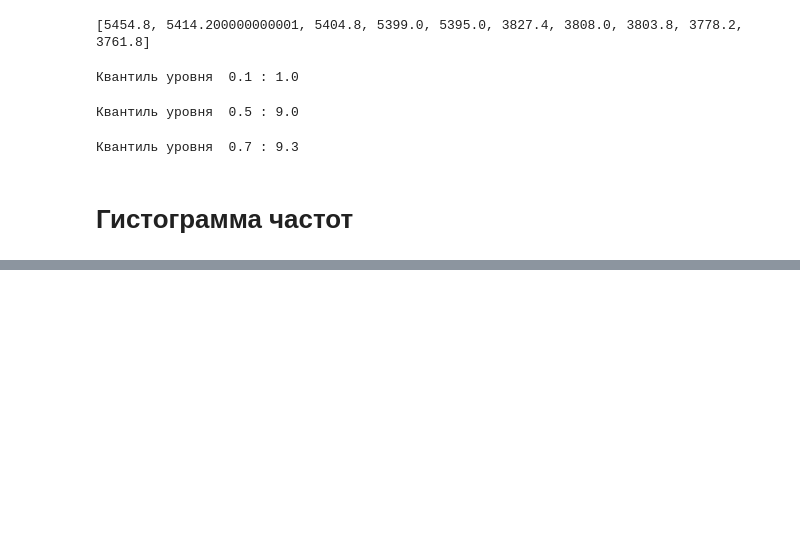
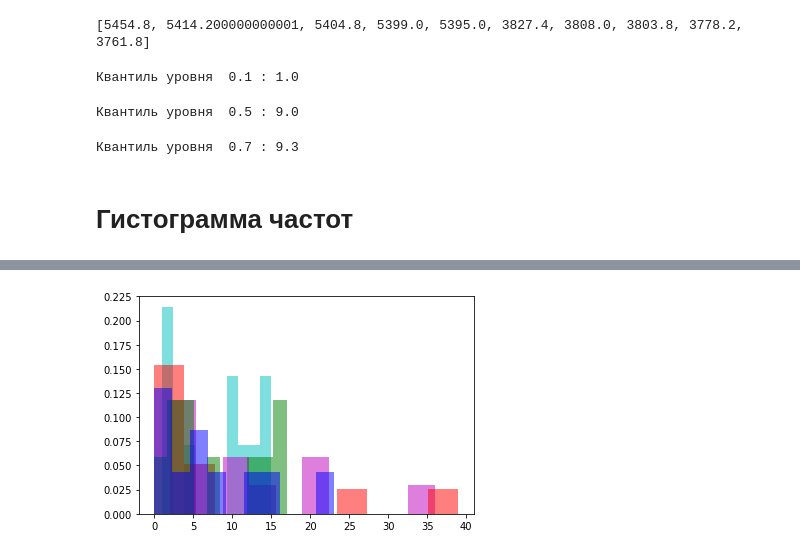
Before and after one commit to DrPopov/Mathematical-statistics, a Jupyter notebook: Dz_2/DZ_2_Geom.ipynb, the cells around one changed output, grey strips where cells are left out. Cells and saved outputs as stored; diff of their text form; code cells hidden in the pictures; blank space fills up the shorter version.

```diff
--- a/Dz_2/DZ_2_Geom.ipynb
+++ b/Dz_2/DZ_2_Geom.ipynb
@@ -701,0 +662,5 @@ make_pmf(0.98)
+# %%
+M = make_vibor(10)
+make_gist_geom(M)
+# %% [output]
+[figure, added]
```
Also changed, not shown: parts of 24 cells of this notebook, 42 other files.
